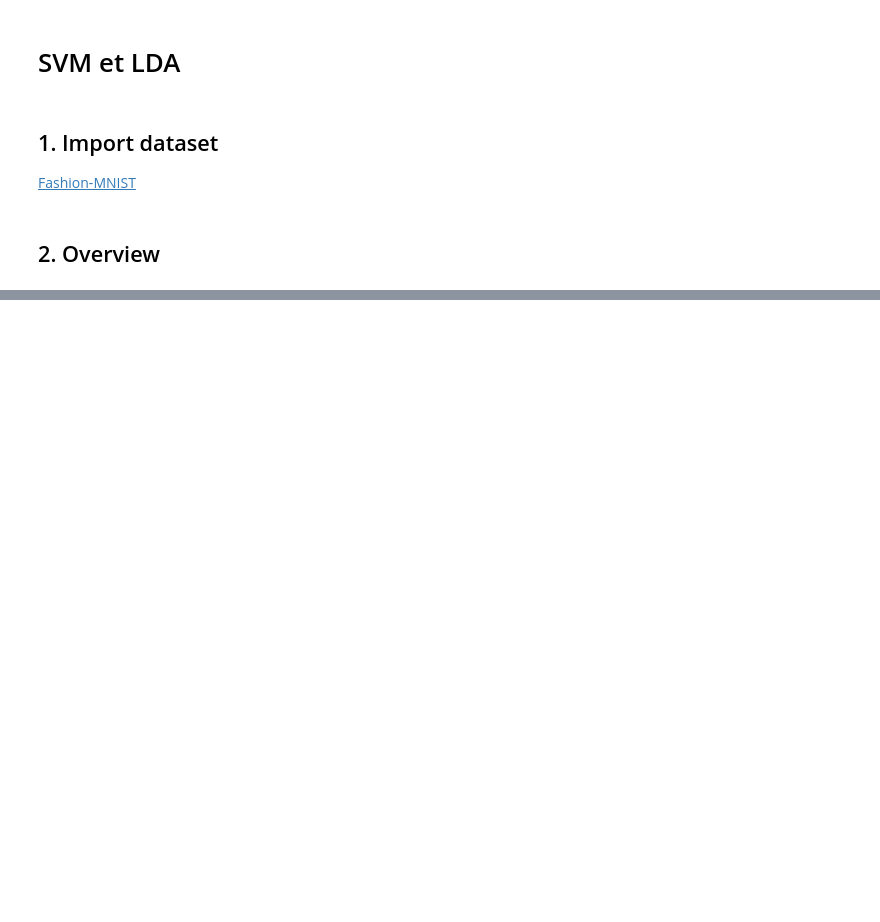
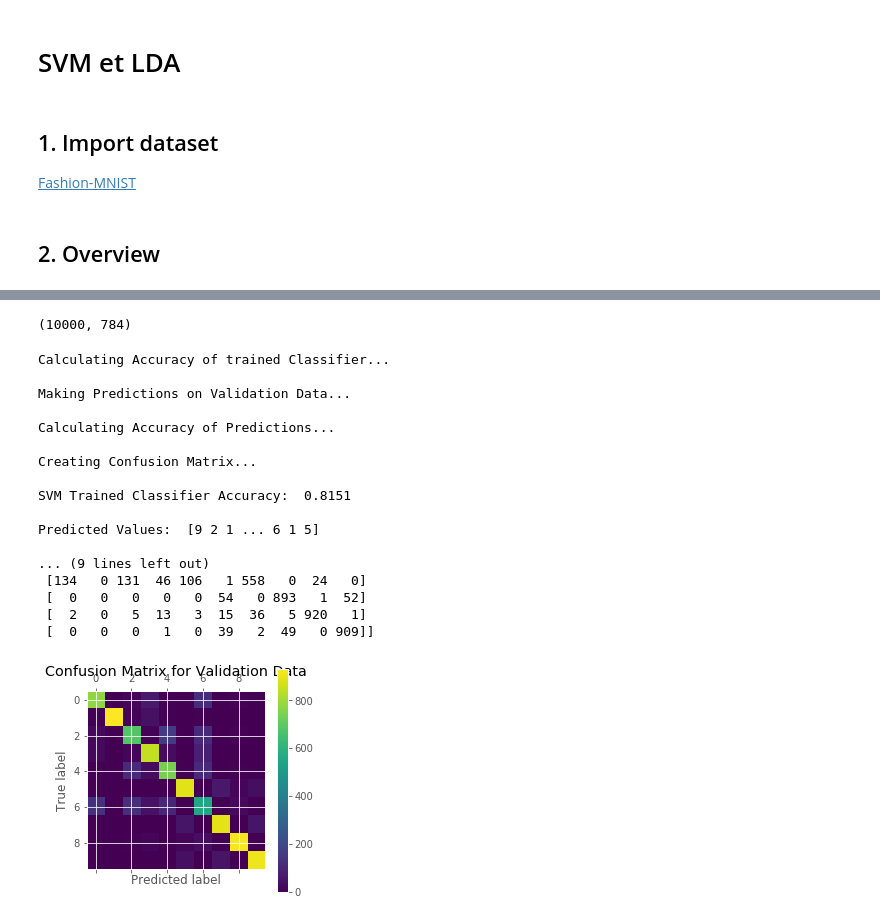
Before and after one commit to MatPont/Fashion-MNIST, a Jupyter notebook: Rapport.ipynb, the cells around one changed output, grey strips where cells are left out. Saved outputs shown, nothing was run; the diff lists cells and outputs as text; code cells hidden in the pictures; blank space fills up the shorter version.

```diff
--- a/Rapport.ipynb
+++ b/Rapport.ipynb
@@ -26,0 +153,51 @@ clf.fit(X_train, y_train)
+# %%
+X_test.shape
+# %% [output]
+(10000, 784)
+# %%
+pickle_in = open('MNIST_LDA.pickle','rb')
+lda = pickle.load(pickle_in)
+
+print('\nCalculating Accuracy of trained Classifier...')
+acc = lda.score(X_test,y_test)
+
+print('\nMaking Predictions on Validation Data...')
+y_pred = lda.predict(X_test)
+
+print('\nCalculating Accuracy of Predictions...')
+accuracy = accuracy_score(y_test, y_pred)
+
+print('\nCreating Confusion Matrix...')
+conf_mat = confusion_matrix(y_test,y_pred)
+
+print('\nSVM Trained Classifier Accuracy: ',acc)
+print('\nPredicted Values: ',y_pred)
+print('\nAccuracy of Classifier on Validation Images: ',accuracy)
+print('\nConfusion Matrix: \n',conf_mat)
+
+# Plot Confusion Matrix Data as a Matrix
+plt.matshow(conf_mat)
+plt.title('Confusion Matrix for Validation Data')
+plt.colorbar()
+plt.ylabel('True label')
+plt.xlabel('Predicted label')
+plt.show()
+# %% [output]
+Calculating Accuracy of trained Classifier...
+
+Making Predictions on Validation Data...
+
+Calculating Accuracy of Predictions...
+
+Creating Confusion Matrix...
+
+SVM Trained Classifier Accuracy:  0.8151
+
+Predicted Values:  [9 2 1 ... 6 1 5]
+
+... (9 lines left out)
+ [134   0 131  46 106   1 558   0  24   0]
+ [  0   0   0   0   0  54   0 893   1  52]
+ [  2   0   5  13   3  15  36   5 920   1]
+ [  0   0   0   1   0  39   2  49   0 909]]
+[figure, added]
```
Also changed, not shown: parts of 12 cells of this notebook, 4 other files.
